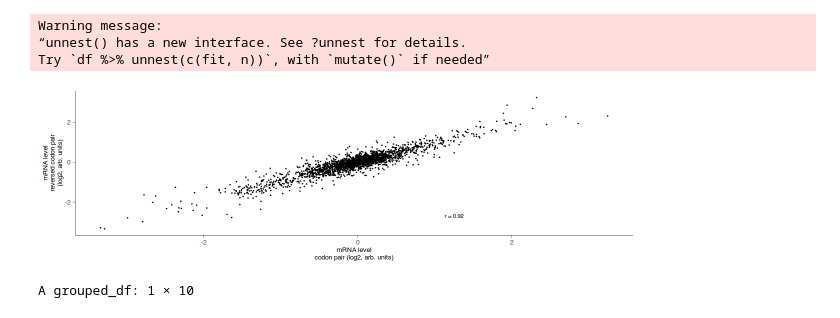
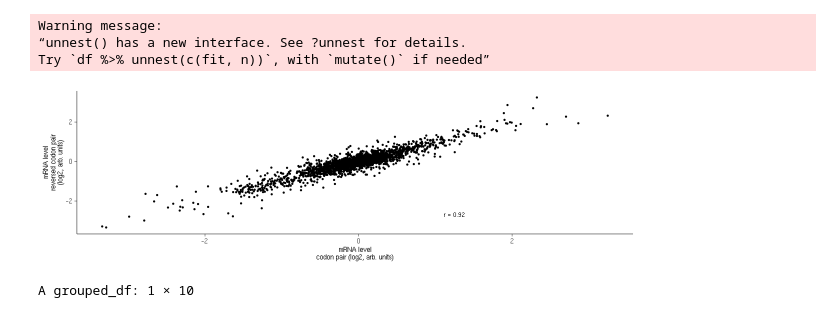
Before and after one commit to rasilab/chen_2023, a Jupyter notebook: analysis/barcodeseq/wt_mrna_grna/scripts/plot_dipeptide_effects.ipynb, the cells around one changed output. Drawn from its saved outputs; the diff is of its cells as text; code cells hidden in the pictures.

```diff
--- a/analysis/barcodeseq/wt_mrna_grna/scripts/plot_dipeptide_effects.ipynb
+++ b/analysis/barcodeseq/wt_mrna_grna/scripts/plot_dipeptide_effects.ipynb
@@ -590,18 +465,18 @@ Try `df %>% unnest(c(fit, n))`, with `mutate()` if needed”
 # %%
 options(repr.plot.width = 10, repr.plot.height = 3)
 
 plot_data %>%
   ggplot(aes(y = lfc_2, x = frame0_lfc)) +
   geom_point(size = 0.2) +
-  geom_text(aes(label = estimate), x = 1.25, y = -2.7, data = label_data, size=7/.pt) +
+  geom_text(aes(label = estimate), x = 2, y = -2.9, data = label_data, size=7/.pt) +
   theme +
   theme(strip.background = element_blank(),
         strip.text.x = element_text(size = 8)) +
   labs(x = "mRNA level\ncodon pair (log2, arb. units)", y = "mRNA level\nreversed codon pair\n(log2, arb. units)")
 
 ggsave("../figures/wt_dicodon_frame_effects_rm_missing.pdf", width=1.8, height=1.7)
 # %% [output]
-[figure, old version]
+[figure, new version]
 # %%
 label_data
 # %% [output]
```
Also changed, not shown: parts of 5 cells of this notebook, 8 other files.
